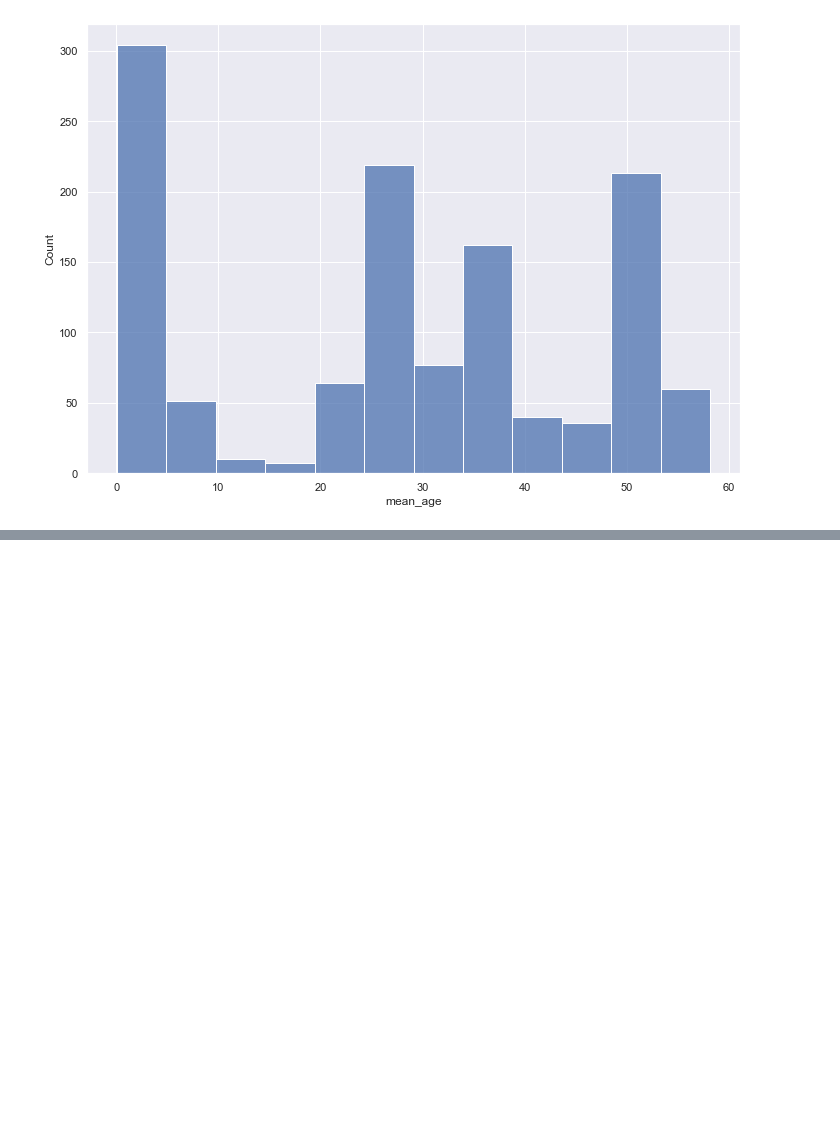
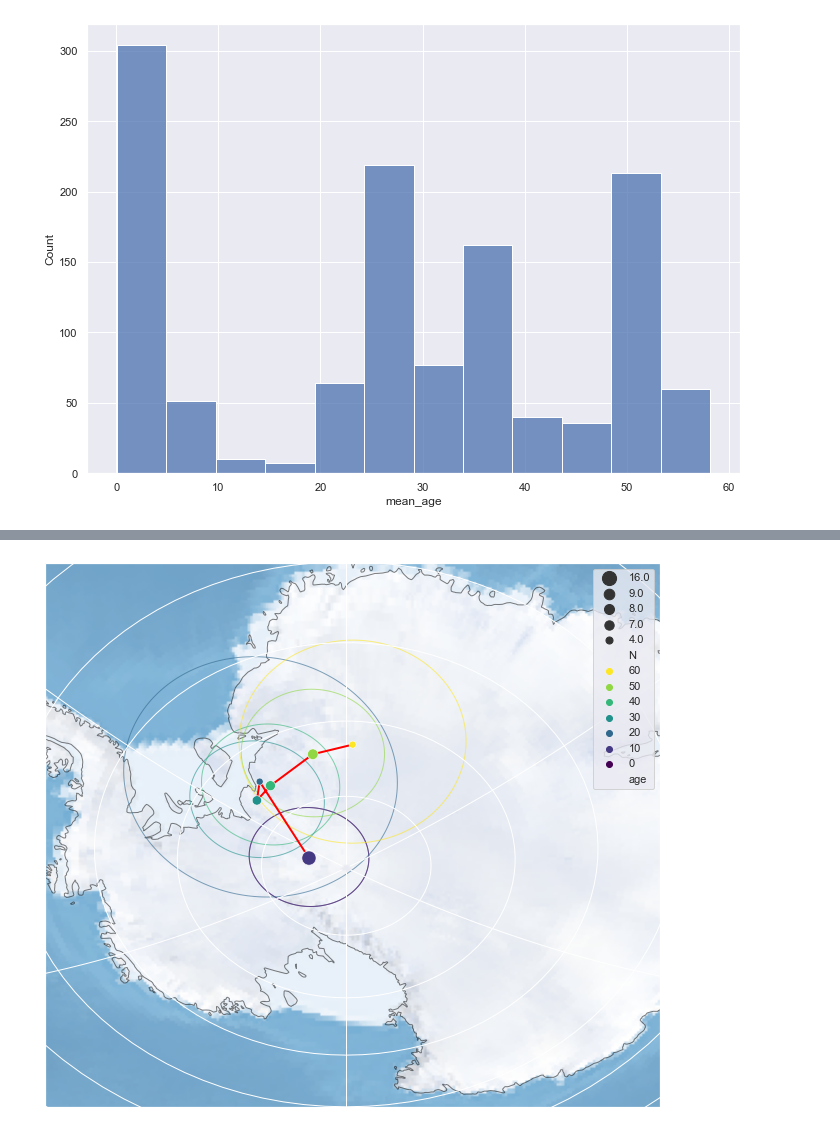
Before and after one commit to bramvaes/Young_CEED_2.0, a Jupyter notebook: APWPs.ipynb, the cells around one changed output, grey strips where cells are left out. Drawn from its saved outputs; the diff is of its cells as text; code cells hidden in the pictures; blank space fills up the shorter version.

```diff
--- a/APWPs.ipynb
+++ b/APWPs.ipynb
@@ -91,0 +102,8 @@ sns.histplot(data = df_vgp_compilation, x = 'mean_age')
+# %%
+min_age = 0
+max_age = 60
+window_length = 20
+time_step = 10
+
+RM_APWP = running_mean_APWP(df_pole_compilation, 'Plon', 'Plat', 'mean_age', window_length, time_step, max_age, min_age)
+print (RM_APWP)
@@ -91,0 +119,5 @@ sns.histplot(data = df_vgp_compilation, x = 'mean_age')
+# %%
+extent = (-180,180,-70,-90)
+plot_poles(RM_APWP, 'plon', 'plat', 'A95', 'age', 'N', extent, connect_poles=True)
+# %% [output]
+[figure, added]
```
Also changed, not shown: parts of 8 cells of this notebook, 3 other files.
